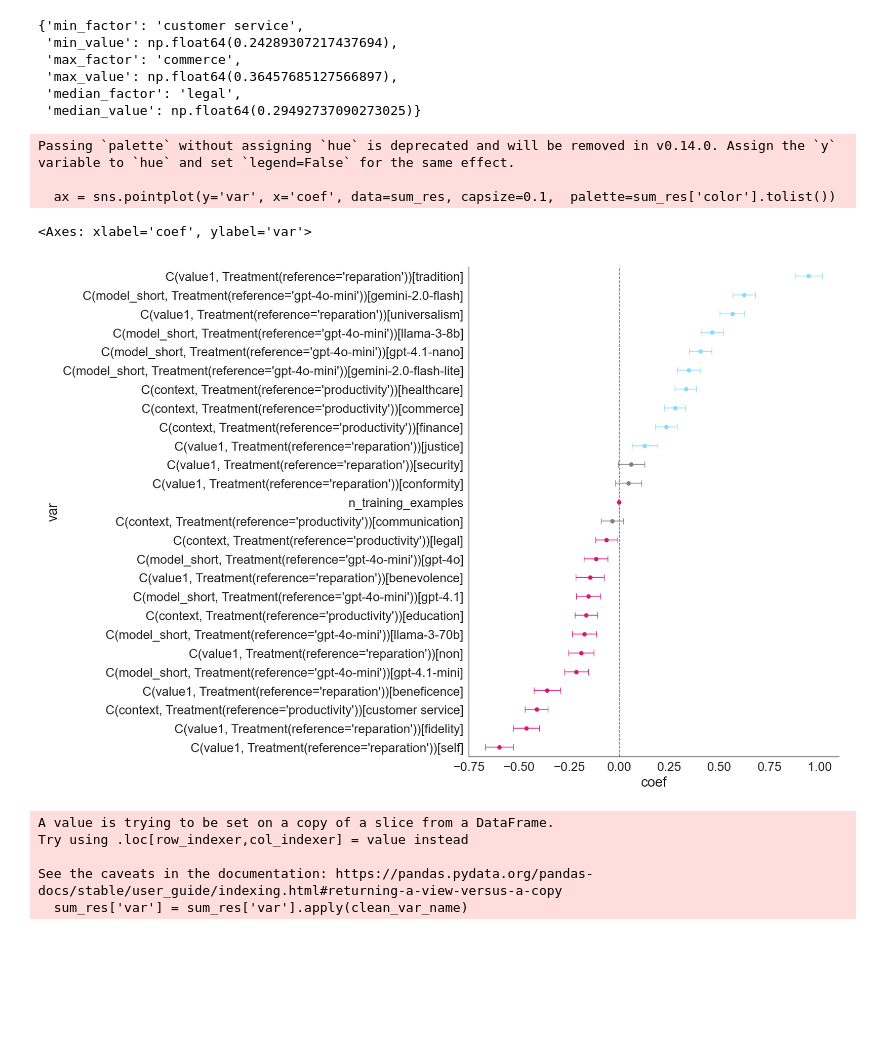
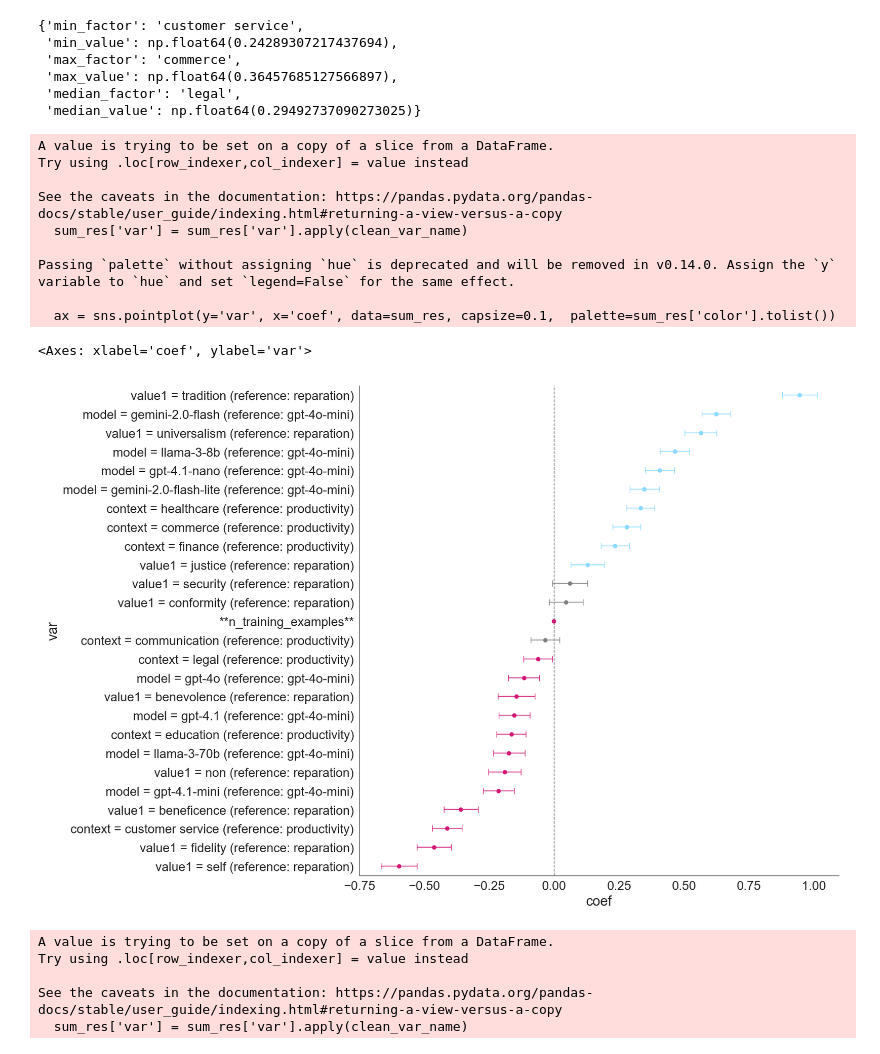
Before and after one commit to josh-ashkinaze/dvb, a Jupyter notebook: 9_run_stats_nb.ipynb, the cells around one changed output. Drawn from its saved outputs; the diff is of its cells as text; code cells hidden in the pictures; blank space fills up the shorter version.

Commit message:
working ogit plot

```diff
--- a/9_run_stats_nb.ipynb
+++ b/9_run_stats_nb.ipynb
@@ -1335,12 +1345,60 @@ def plot_statsmodels(model, exp=False,
     ax = sns.pointplot(y='var', x='coef', data=sum_res, capsize=0.1,  palette=sum_res['color'].tolist())
     plt.axvline(x=sig_threshold, color='gray', linestyle='dashed')
     return ax
+
+def clean_factor_name(var_name):
+    """Cleans and formats factor variable names from statsmodels output.
+
+    This function extracts the variable name, factor level, and reference value
+    from statsmodels factor strings and formats them in a more readable way.
+    It handles both complete strings and truncated/partial strings.
+
+    Args:
+        var_name (str): The variable name to clean, typically from statsmodels summary.
+            Examples include strings like:
+            "C(value1, Treatment(reference='reparation'))[tradition]" or
+            "_short, Treatment(reference='gpt-4o-mini'))[gemini-2.0-flash]"
+
+    Returns:
+        str: A cleaned and formatted variable name in the format:
+            "variable = factor_level (reference: ref_value)"
+    """
+    var_name = var_name.replace("model_short", "model")
+
+    pattern = r"C\((\w+),\s*Treatment\(reference='([^']+)'\)\)\[([^\]]+)\]"
+
+    match = re.match(pattern, var_name)
+
+    if match:
+        var, ref, level = match.groups()
+        return f"{var} = {level} (reference: {ref})"
+
+    partial_pattern = r"(?:C\()?(\w+)(?:,\s*Treatment\(reference='([^']+)'\))?\)?\[([^\]]+)\]?"
+    partial_match = re.search(partial_pattern, var_name)
+
+    if partial_match:
+        var, ref, level = partial_match.groups()
+        if ref:
+            return f"{var} = {level} (reference: {ref})"
+        else:
+            return f"{var} = {level}"
+
+    # If no match found, return the original string
+    return f"**{var_name}**"
+
+plot_statsmodels(logit_model, clean_var_name=clean_factor_name)
 # %% [output]
+A value is trying to be set on a copy of a slice from a DataFrame.
+Try using .loc[row_indexer,col_indexer] = value instead
+
+See the caveats in the documentation: https://pandas.pydata.org/pandas-docs/stable/user_guide/indexing.html#returning-a-view-versus-a-copy
+  sum_res['var'] = sum_res['var'].apply(clean_var_name)
+
 Passing `palette` without assigning `hue` is deprecated and will be removed in v0.14.0. Assign the `y` variable to `hue` and set `legend=False` for the same effect.
 
   ax = sns.pointplot(y='var', x='coef', data=sum_res, capsize=0.1,  palette=sum_res['color'].tolist())
 <Axes: xlabel='coef', ylabel='var'>
-[figure, old version]
+[figure, new version]
 # %%
 import re
 import matplotlib.pyplot as plt
```
Also changed, not shown: parts of 4 cells of this notebook.
